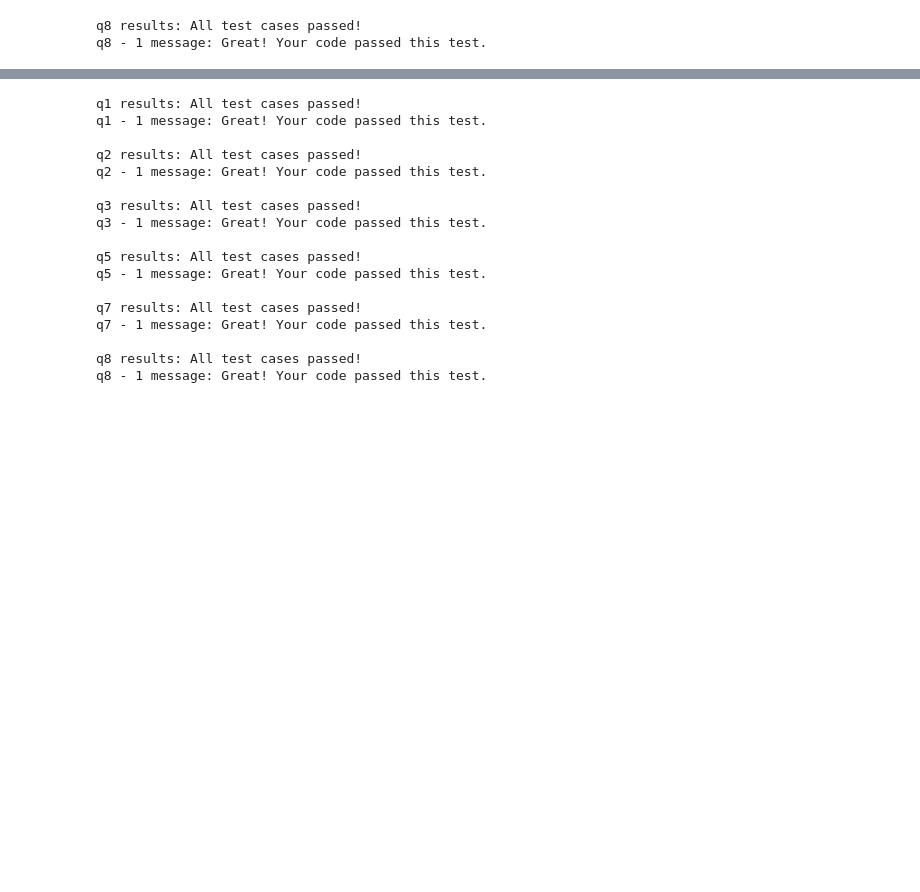
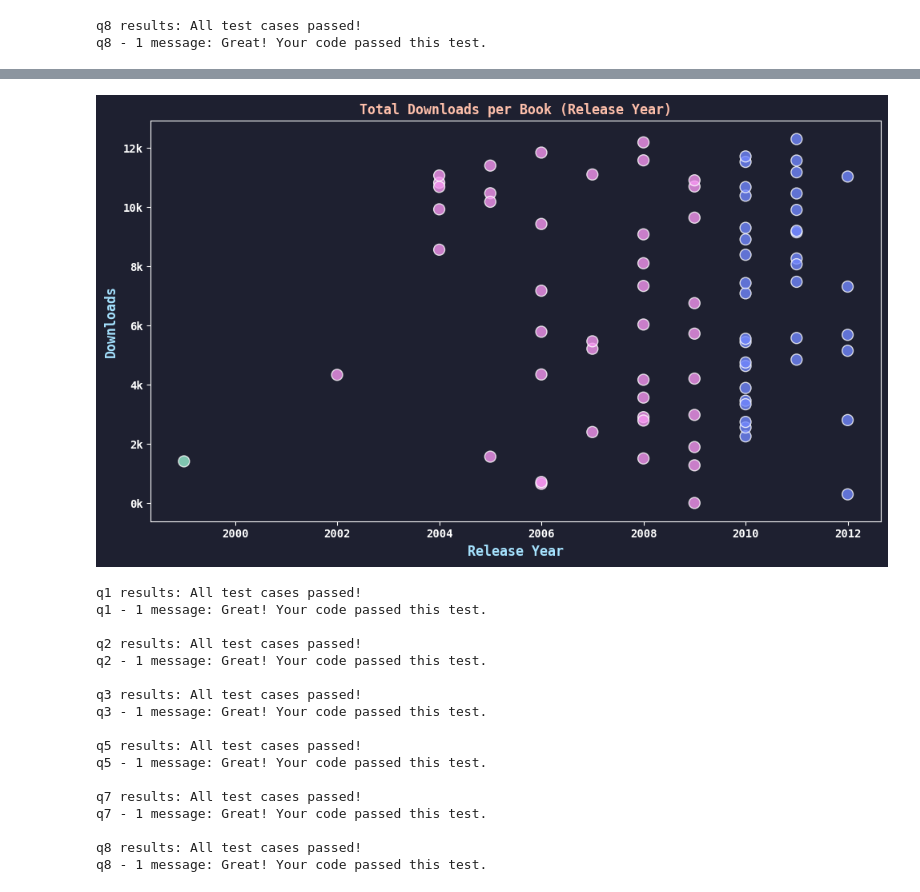
Before and after one commit to ashuhlee/python-data-analysis, a Jupyter notebook: 02 - E-Book Dataset Analysis/src/ebook-dataset-analysis.ipynb, the cells around one changed output, grey strips where cells are left out. Drawn from its saved outputs; the diff is of its cells as text; code cells hidden in the pictures; blank space fills up the shorter version.

```diff
--- a/02 - E-Book Dataset Analysis/src/ebook-dataset-analysis.ipynb
+++ b/02 - E-Book Dataset Analysis/src/ebook-dataset-analysis.ipynb
@@ -445,3 +446,59 @@ plt.show()
+# %%
+palette = []
+
+# get individual book data
+book_years = []
+book_downloads = []
+book_titles = []
+
+for entry in books:
+    release_date = entry.split('Release date:')[1].split('-')[0].split('[')[0].strip()
+    release_year = int(release_date[-4:])
+    downloads = int(entry.split('Downloads:')[1].strip())
+    title = entry.split('Title: ')[1].split('-Author')[0].strip()
+
+    book_years.append(release_year)
+    book_downloads.append(downloads)
+    book_titles.append(title)
+
+# display chart
+plt.figure(figsize=(10, 6), facecolor='#1E2030')
+
+ax = plt.gca()
+ax.set_facecolor('#1E2030')
+ax.yaxis.set_major_formatter(plt.FuncFormatter(lambda x, _: f'{int(x/1000)}k'))
+
+for year in book_years:
+    if 1990 <= year < 2000:
+        palette.append('#99f0d1')
+    elif 2000 <= year < 2010:
+        palette.append('#f597f1')
+    elif 2010 <= year < 2020:
+        palette.append('#7287fd')
+    else:
+        palette.append('white')
+
+plt.scatter(book_years, book_downloads,
+            color=palette,
+            edgecolors='white',
+            linewidth=1,
+            s=100,
+            alpha=0.8)
+
+plt.title('Total Downloads per Book (Release Year)', fontweight='bold', color='#ffc0ab')
+plt.rcParams["font.family"] = 'monospace'
+
+plt.xlabel('Release Year', fontsize=12, fontweight='bold', color='#a6e3ff')
+plt.ylabel('Downloads', fontsize=12, fontweight='bold', color='#a6e3ff')
+
+plt.xticks(color='white', fontweight='bold')
+plt.yticks(color='white', fontweight='bold')
+
+plt.tight_layout()
+plt.savefig('output/downloads_scatter.png', dpi=150, bbox_inches='tight', facecolor='#1E2030')
+plt.show()
+# %% [output]
+[figure, added]
 # %%
 grader.check_all()
 # %% [output]
```
Also changed, not shown: parts of 1 cell of this notebook, 3 other files.
